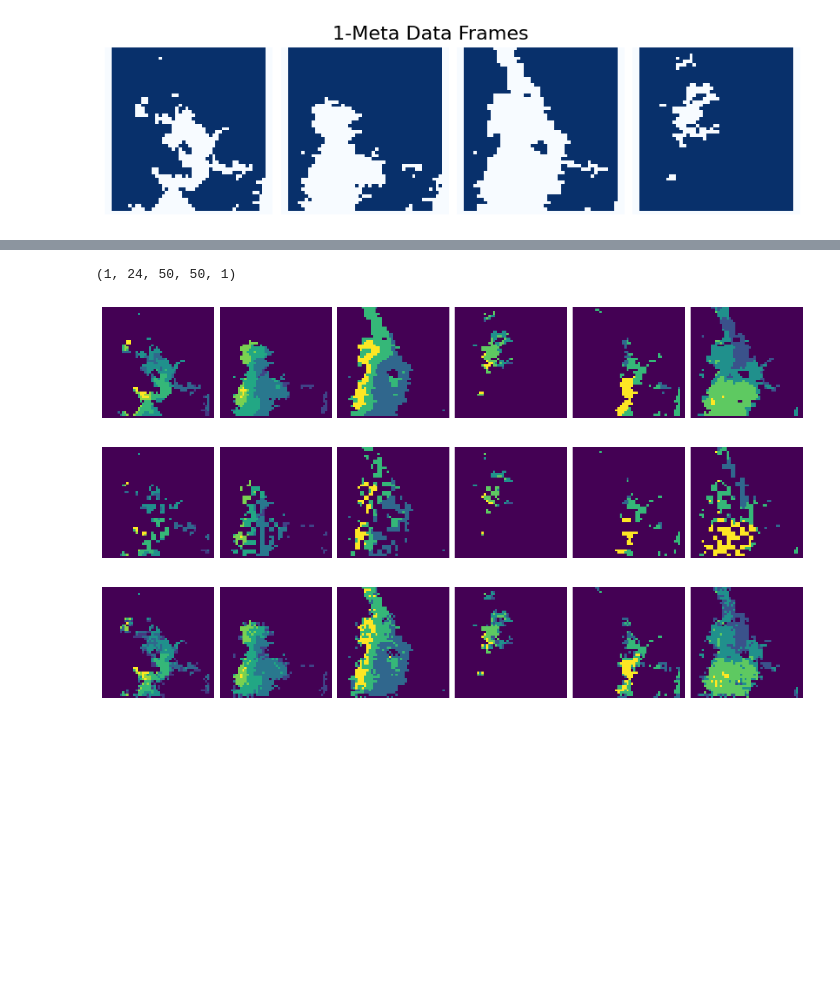
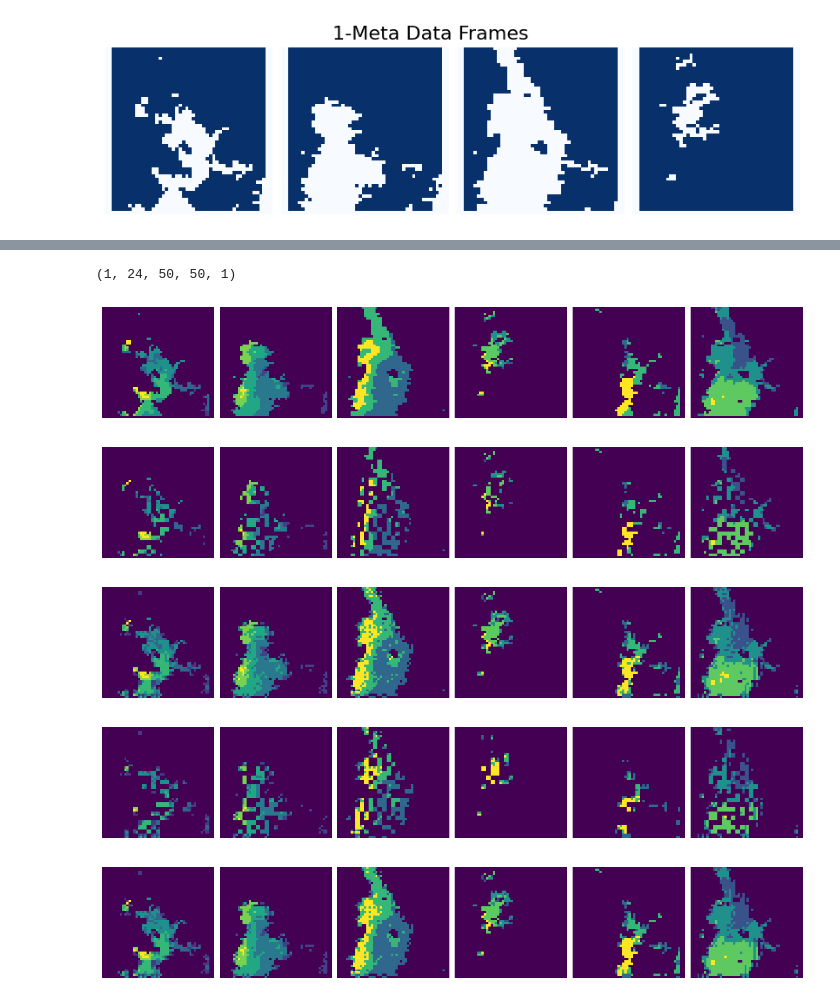
Before and after one commit to jinyuanyu/ViT2STInterp, a Jupyter notebook: VideoMAE.ipynb, the cells around one changed output, grey strips where cells are left out. Saved outputs shown, nothing was run; the diff lists cells and outputs as text; code cells hidden in the pictures; blank space fills up the shorter version.

```diff
--- a/VideoMAE.ipynb
+++ b/VideoMAE.ipynb
@@ -339,56 +337,70 @@ img_squeeze = rearrange(
     p0=config.tubelet_size, p1=patch_size[0], p2=patch_size[1]
 )
 img_mean = np.mean(img_squeeze, axis=-2, keepdims=True)
 img_variance = np.var(img_squeeze, axis=-2, ddof=1, keepdims=True)
 img_norm = (img_squeeze - img_mean) / (np.sqrt(img_variance) + 1e-6)
 img_patch = rearrange(img_norm, 'b n p c -> b n (p c)')
 img_patch[bool_masked_pos.cpu()] = reconstructed_patches.cpu().detach().numpy()
 rec_img = rearrange(img_patch, 'b n (p c) -> b n p c', c=config.num_channels)
 # Notice: To visualize the reconstruction video,
 # we add the predict and the original mean and var of each patch.
 img_mean = np.mean(img_squeeze, axis=-2, keepdims=True)
 img_std = np.sqrt(np.var(img_squeeze, axis=-2, ddof=1, keepdims=True) + 1e-6)
 rec_img = rec_img * img_std + img_mean
 rec_img = rearrange(
     rec_img,
     'b (t h w) (p0 p1 p2) c -> b (t p0) (h p1) (w p2) c',
     p0=config.tubelet_size, p1=patch_size[0], p2=patch_size[1], h=config.image_size//config.patch_size, w=config.image_size//config.patch_size
 )
 print(rec_img.shape)
 reconstructed_video=rec_img
 
 mask=np.ones_like(img_patch)
 mask[bool_masked_pos.cpu()]=0
 mask=rearrange(mask,'b n (p c)->b n p c',c=config.num_channels)
 mask=rearrange(
     mask,
     'b (t h w) (p0 pl p2) c->b (t p0) (h pl) (w p2) c',
     p0=config.tubelet_size,pl=patch_size[0],p2=patch_size[1],h=config.image_size//config.patch_size, w=config.image_size//config.patch_size)
+
+import matplotlib.pyplot as plt
+from mpl_toolkits.axes_grid1 import ImageGrid
+IMAGENET_STD=np.array([0.225,0.225,0.225])
+IMAGENET_MEAN=np.array([0.45,0.45,0.45])
+def show_sequence(seq,sample=8,title='',vmin=0.005, vmax=0.020):
+
+    assert (seq.shape[-1]==config.num_channels)
+    fig =plt.figure(figsize=(20,2.5))
+    fig.suptitle(title,fontsize=16)
+    grid=ImageGrid(fig,111,nrows_ncols=(1,sample),axes_pad=0.1)
+    for ax,img in zip(grid,seq):
+        # img=img*IMAGENET_STD+IMAGENET_MEAN
+        # img=img*100
+        ax.imshow((img*255).clip(0,255).astype ('uint8'))
+        # ax.imshow(img, cmap='viridis', vmin=vmin, vmax=vmax)
+        ax.set_axis_off()
+    plt.show()
+    return
+
+show_sample=6
+show_sequence(orig_frames.numpy()[0],sample=show_sample)
+# show_sequence(1-mask[0],sample=6)
+show_sequence(orig_frames.numpy()[0]*mask[0], sample=show_sample)
+show_sequence(rec_img[0],sample=show_sample)
+show_sequence(rec_img[0] * (1 - mask[0]), sample=show_sample)
+reconstructed_frames = orig_frames.numpy()[0] * mask[0] + rec_img[0] * (1 - mask[0])
+show_sequence(reconstructed_frames,sample=show_sample)
+
+# import numpy as np
+# difference = reconstructed_frames - orig_frames.numpy()[0]
+# squared_difference = np.square(difference)
+# mean_squared_difference = np.mean(squared_difference)
+# rmse = np.sqrt(mean_squared_difference)
+# print(f"RMSE: {rmse}")
 # %% [output]
 (1, 24, 50, 50, 1)
+[figure, added]
+[figure, added]
+[figure, added]
+[figure, added]
+[figure, added]
-# %%
-import matplotlib.pyplot as plt
-from mpl_toolkits.axes_grid1 import ImageGrid
-IMAGENET_STD=np.array([0.225,0.225,0.225])
-IMAGENET_MEAN=np.array([0.45,0.45,0.45])
-def show_sequence(seq,sample=8,title=''):
-
-    assert (seq.shape[-1]==config.num_channels)
-    fig =plt.figure(figsize=(20,2.5))
-    fig.suptitle(title,fontsize=16)
-    grid=ImageGrid(fig,111,nrows_ncols=(1,sample),axes_pad=0.1)
-    for ax,img in zip(grid,seq):
-        # img=img*IMAGENET_STD+IMAGENET_MEAN
-        # img=img*100
-        ax.imshow((img*255).clip(0,255).astype ('uint8'))
-        ax.set_axis_off()
-    plt.show()
-    return
-
-show_sequence(orig_frames.numpy()[0],sample=6)
-show_sequence(orig_frames.numpy()[0]*mask[0], sample=6)
-show_sequence(rec_img[0],sample=6)
-# %% [output]
-[figure, removed]
-[figure, removed]
-[figure, removed]
```
Also changed, not shown: parts of 8 cells of this notebook.
